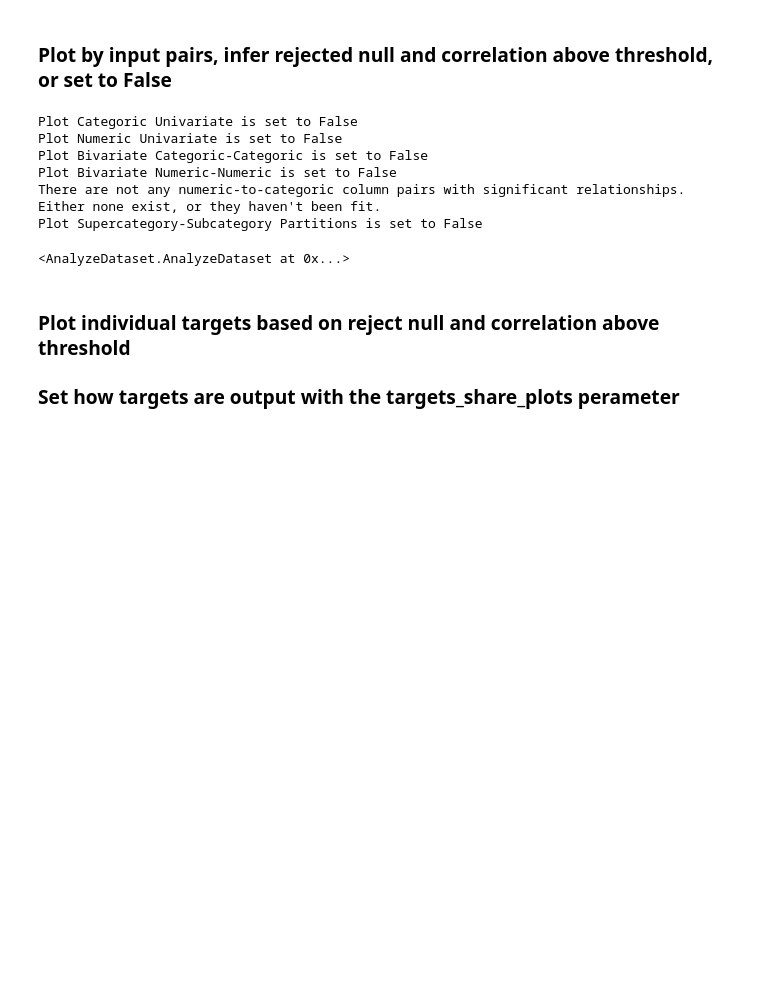
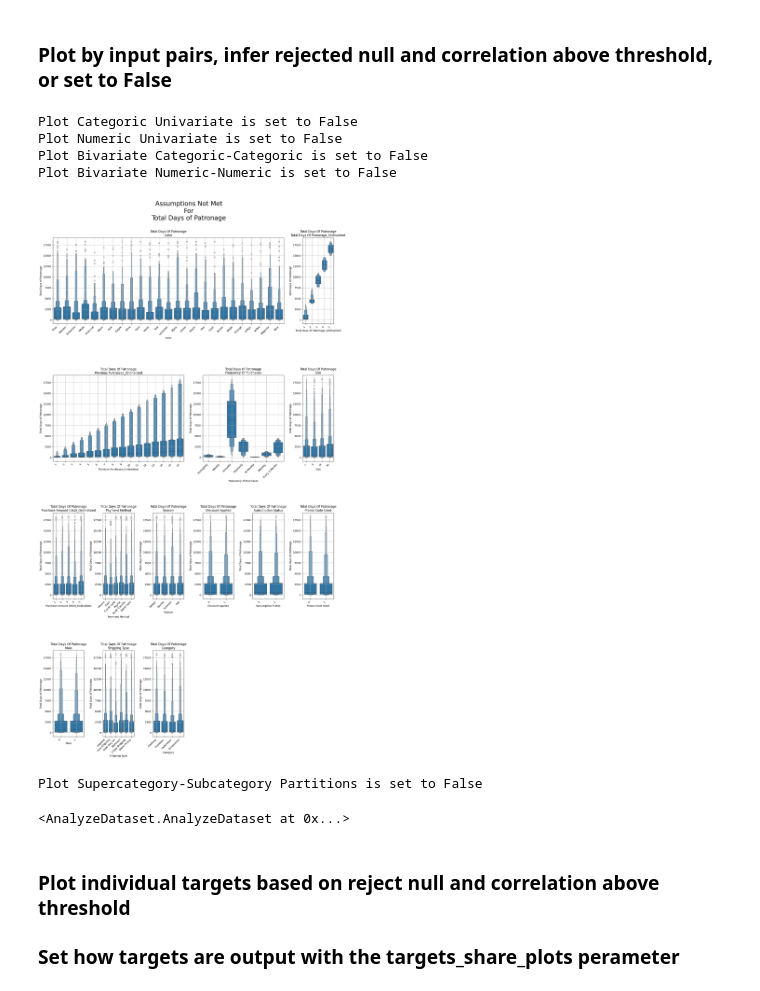
Before and after one commit to Leeishere/Consumer_Habits, a Jupyter notebook: utils/analyze_dataset_quickstart.ipynb, the cells around one changed output. Drawn from its saved outputs; the diff is of its cells as text; code cells hidden in the pictures; blank space fills up the shorter version.

```diff
--- a/utils/analyze_dataset_quickstart.ipynb
+++ b/utils/analyze_dataset_quickstart.ipynb
@@ -164,31 +174,31 @@ num_univar_params =         {'kde':None,'proportions':False,'n_wide':(6,40,4),
                              'force_significant_bin_edges':None,  'minimize_significant_bins':None, 'include_multivariate':True}
 # %% [markdown]
 ### Plot by input pairs, infer rejected null and correlation above threshold, or set to False
-# %%
-# plots based on what has been fit globally
-AD.produce_all_plots(df,
-                    cat_univar=False,   # None or True indicate variables should be derived from fit results. Otherwise input list or str
-                    num_univar=False,
-                    catcat_bivar=False,
-                    numnum_bivar=False,
-                    numcat_bivar=AD.assumptions_not_met['numcat'],    # can manually input valus. such as: AD.assumptions_not_met['numcat']
-                    super_subcat_pairs=False,
-                    cat_univar_params = cat_univar_params,
-                    catcat_bivar_params = catcat_bivar_params,
-                    numnum_bivar_params = numnum_bivar_params,
-                    numcat_bivar_params = {'super_title':"Assumptions Not Met"}, # numcat_bivar_params,
-                    super_subcat_pairs_params = super_subcat_pairs_params,
-                    num_univar_params = num_univar_params
-                  )
-# %% [output]
-Plot Categoric Univariate is set to False
-Plot Numeric Univariate is set to False
-Plot Bivariate Categoric-Categoric is set to False
-Plot Bivariate Numeric-Numeric is set to False
-There are not any numeric-to-categoric column pairs with significant relationships.
-Either none exist, or they haven't been fit.
-Plot Supercategory-Subcategory Partitions is set to False
-<AnalyzeDataset.AnalyzeDataset at 0x...>
+# %%
+# plots based on what has been fit globally
+tdop = [ ['Total Days of Patronage',i] for i in AD.target_key_feature_meta_vals['Total Days of Patronage']['assumptions_not_met']['numcat']]
+AD.produce_all_plots(df,
+                    cat_univar=False,   # None or True indicate variables should be derived from fit results. Otherwise input list or str
+                    num_univar=False,
+                    catcat_bivar=False,
+                    numnum_bivar=False,
+                    numcat_bivar=tdop,    # can manually input valus. such as: AD.assumptions_not_met['numcat']
+                    super_subcat_pairs=False,
+                    cat_univar_params = cat_univar_params,
+                    catcat_bivar_params = catcat_bivar_params,
+                    numnum_bivar_params = numnum_bivar_params,
+                    numcat_bivar_params = {'super_title':"Assumptions Not Met\nFor\nTotal Days of Patronage"}, # numcat_bivar_params,
+                    super_subcat_pairs_params = super_subcat_pairs_params,
+                    num_univar_params = num_univar_params
+                  )
+# %% [output]
+Plot Categoric Univariate is set to False
+Plot Numeric Univariate is set to False
+Plot Bivariate Categoric-Categoric is set to False
+Plot Bivariate Numeric-Numeric is set to False
+[figure, added]
+Plot Supercategory-Subcategory Partitions is set to False
+<AnalyzeDataset.AnalyzeDataset at 0x...>
 # %% [markdown]
 ### Plot individual targets based on reject null and correlation above threshold
 ### Set how targets are output with the targets_share_plots perameter
```
Also changed, not shown: parts of 10 cells of this notebook, 10 other files.
